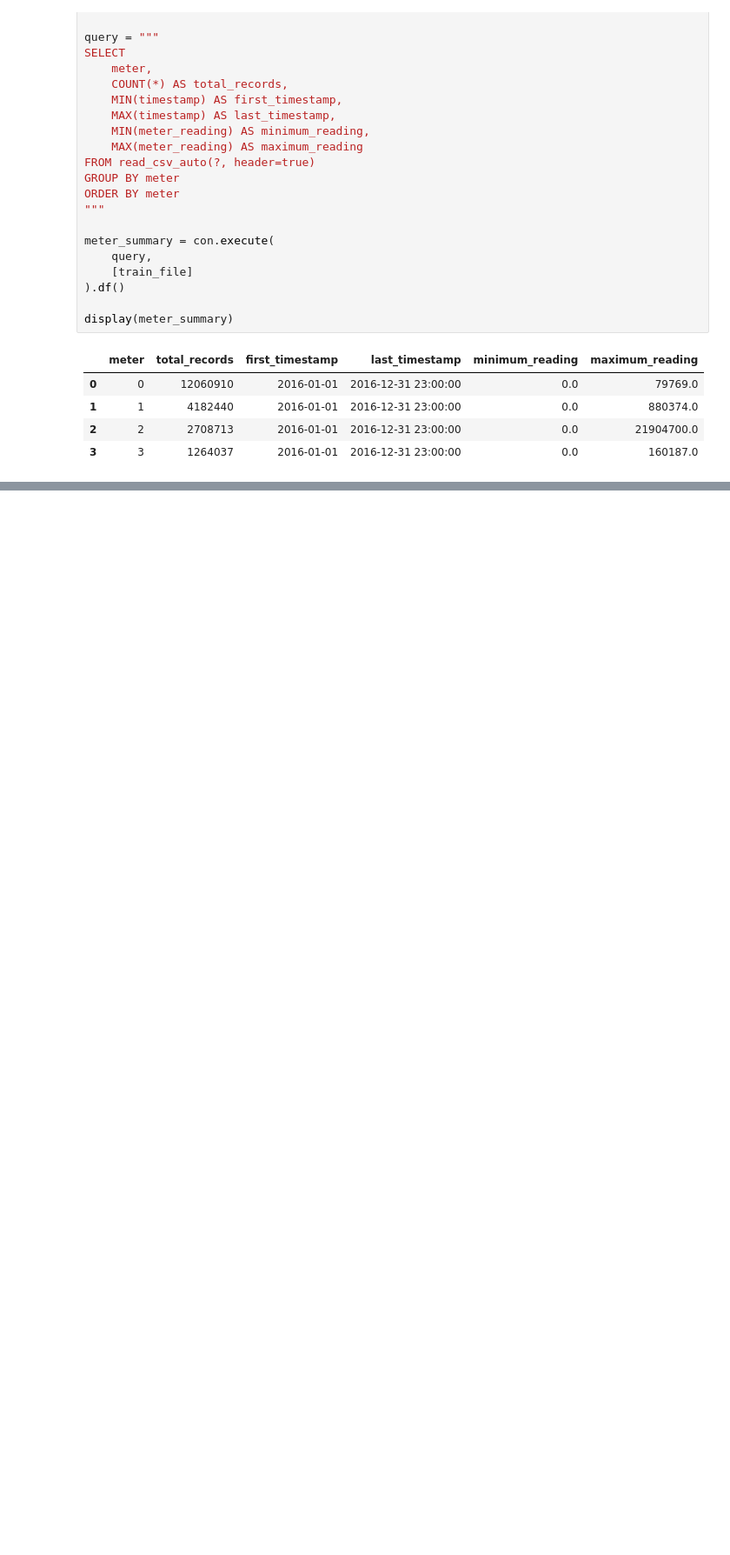
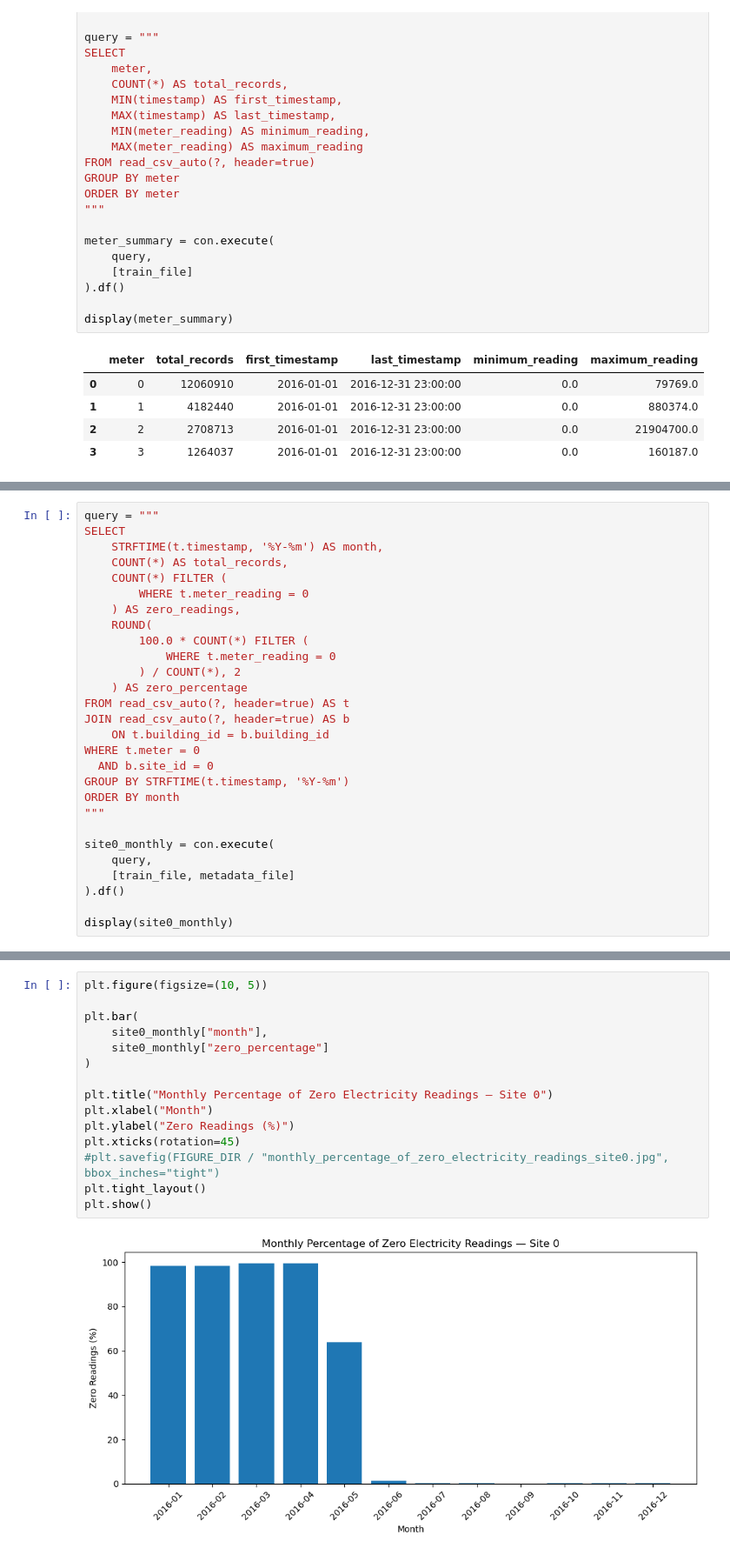
Before and after one commit to fahad9993/bigdata, a Jupyter notebook: notebooks/01_Data_Inspection.ipynb, the cells around one changed output, grey strips where cells are left out. Shown at 87% size. Cells and saved outputs as stored; diff of their text form; blank space fills up the shorter version.

```diff
--- a/notebooks/01_Data_Inspection.ipynb
+++ b/notebooks/01_Data_Inspection.ipynb
@@ -208,0 +503,28 @@ display(meter_summary)
+# %%
+query = """
+SELECT
+    STRFTIME(t.timestamp, '%Y-%m') AS month,
+    COUNT(*) AS total_records,
+    COUNT(*) FILTER (
+        WHERE t.meter_reading = 0
+    ) AS zero_readings,
+    ROUND(
+        100.0 * COUNT(*) FILTER (
+            WHERE t.meter_reading = 0
+        ) / COUNT(*), 2
+    ) AS zero_percentage
+FROM read_csv_auto(?, header=true) AS t
+JOIN read_csv_auto(?, header=true) AS b
+    ON t.building_id = b.building_id
+WHERE t.meter = 0
+  AND b.site_id = 0
+GROUP BY STRFTIME(t.timestamp, '%Y-%m')
+ORDER BY month
+"""
+
+site0_monthly = con.execute(
+    query,
+    [train_file, metadata_file]
+).df()
+
+display(site0_monthly)
@@ -208,0 +545,17 @@ display(meter_summary)
+# %%
+plt.figure(figsize=(10, 5))
+
+plt.bar(
+    site0_monthly["month"],
+    site0_monthly["zero_percentage"]
+)
+
+plt.title("Monthly Percentage of Zero Electricity Readings — Site 0")
+plt.xlabel("Month")
+plt.ylabel("Zero Readings (%)")
+plt.xticks(rotation=45)
+#plt.savefig(FIGURE_DIR / "monthly_percentage_of_zero_electricity_readings_site0.jpg", bbox_inches="tight")
+plt.tight_layout()
+plt.show()
+# %% [output]
+[figure, added]
```
Also changed, not shown: parts of 18 cells of this notebook, 2 other files.
